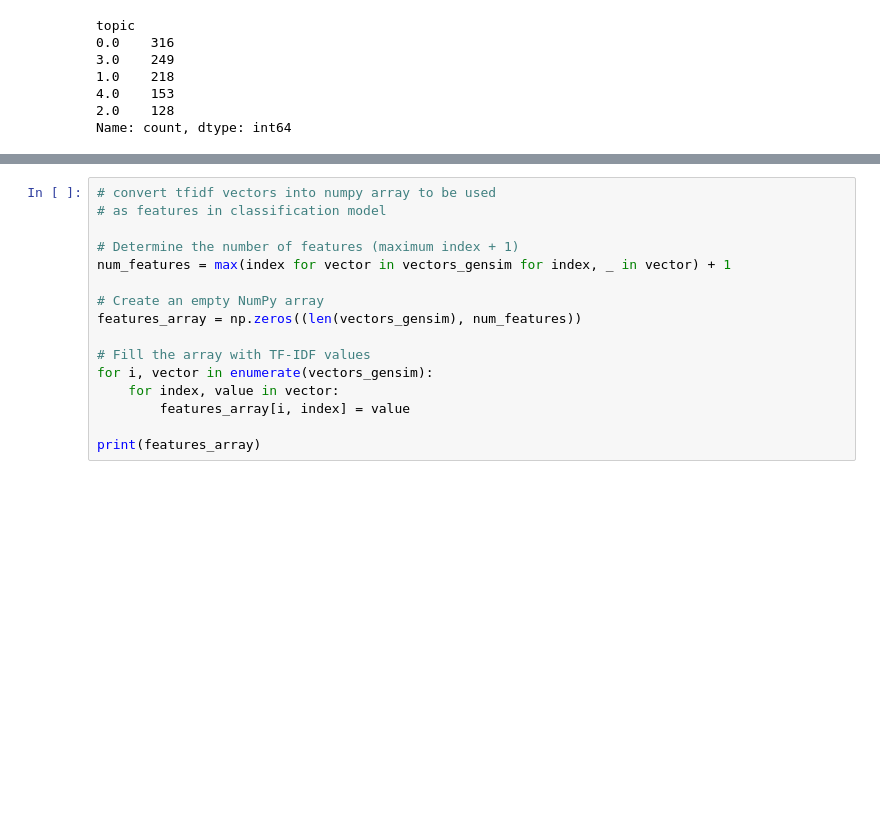
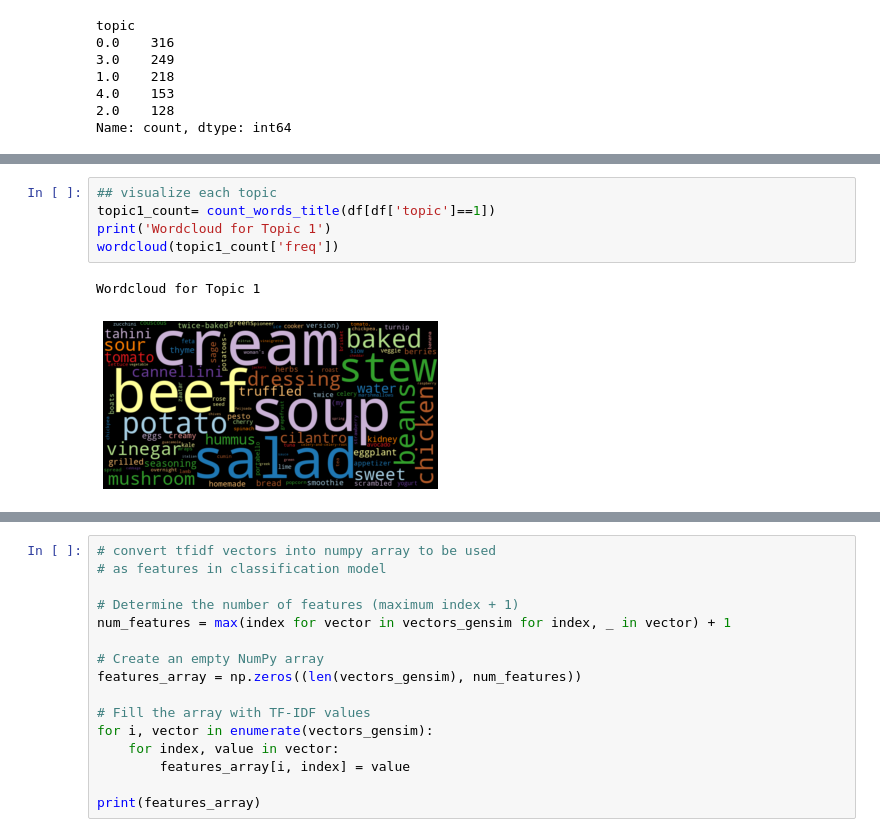
Before and after one commit to ebadakhter/ADS-509-Group-1-Final-Project, a Jupyter notebook: descriptive_statistics_title.ipynb, the cells around one changed output, grey strips where cells are left out. Drawn from its saved outputs; the diff is of its cells as text; blank space fills up the shorter version.

```diff
--- a/descriptive_statistics_title.ipynb
+++ b/descriptive_statistics_title.ipynb
@@ -516,0 +525,8 @@ Name: count, dtype: int64
+# %%
+## visualize each topic
+topic1_count= count_words_title(df[df['topic']==1])
+print('Wordcloud for Topic 1')
+wordcloud(topic1_count['freq'])
+# %% [output]
+Wordcloud for Topic 1
+[figure, added]
```
Also changed, not shown: parts of 7 cells of this notebook.
